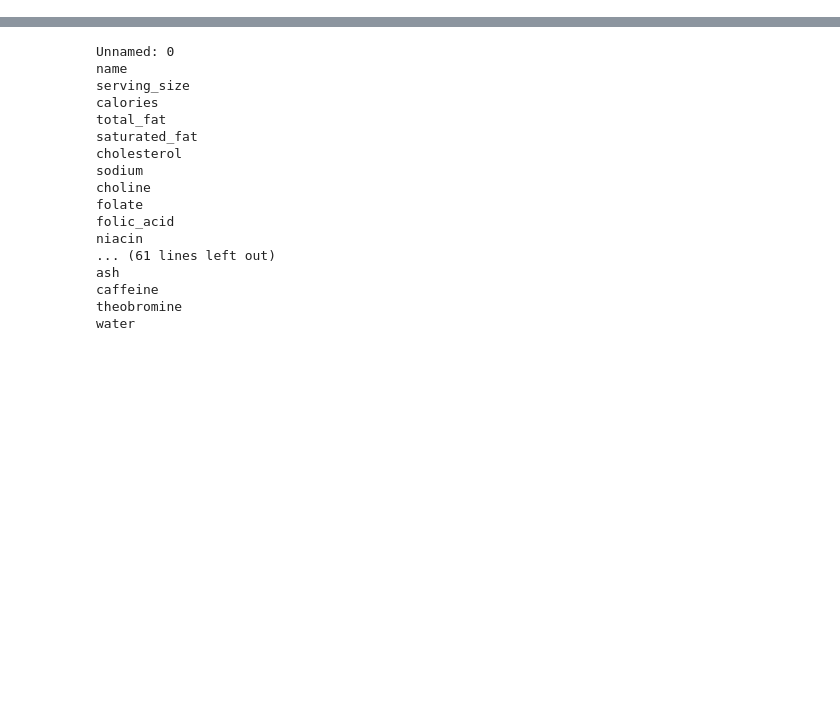
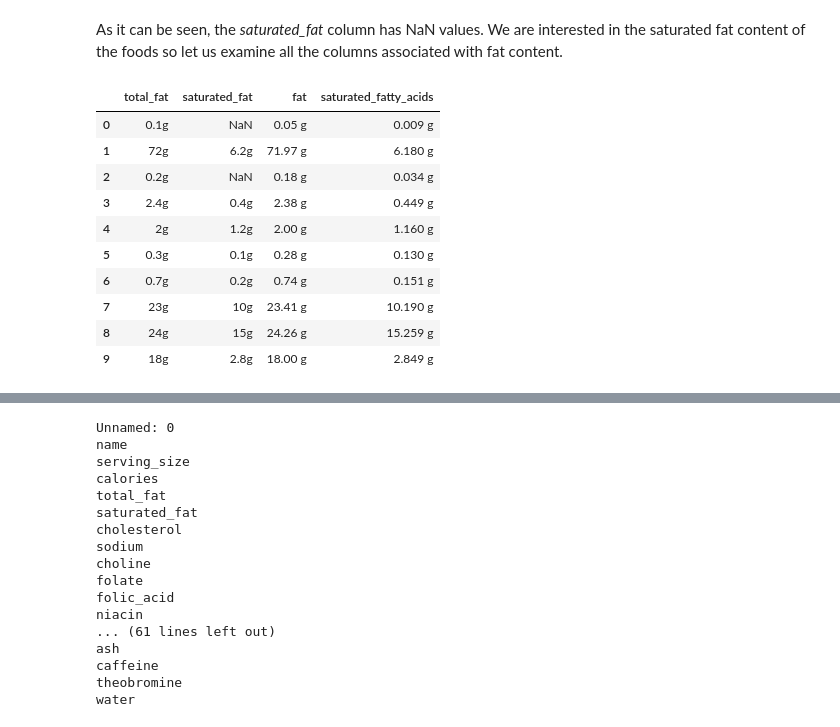
Before and after one commit to zalanfulop/eatclean, a Jupyter notebook: data_cleaning.ipynb, the cells around one changed output, grey strips where cells are left out. Drawn from its saved outputs; the diff is of its cells as text; code cells hidden in the pictures; blank space fills up the shorter version.

```diff
--- a/data_cleaning.ipynb
+++ b/data_cleaning.ipynb
@@ -4,0 +53,16 @@ df = pd.read_excel("nutrition.xlsx")
+# %% [markdown]
+As it can be seen, the *saturated_fat* column has NaN values. We are interested in the saturated fat content of the foods so let us examine all the columns associated with fat content.
+# %%
+df[['total_fat', 'saturated_fat', 'fat', 'saturated_fatty_acids']].head(10)
+# %% [output]
+|  | total_fat | saturated_fat | fat | saturated_fatty_acids |
+| 0 | 0.1g | NaN | 0.05 g | 0.009 g |
+| 1 | 72g | 6.2g | 71.97 g | 6.180 g |
+| 2 | 0.2g | NaN | 0.18 g | 0.034 g |
+| 3 | 2.4g | 0.4g | 2.38 g | 0.449 g |
+| 4 | 2g | 1.2g | 2.00 g | 1.160 g |
+| 5 | 0.3g | 0.1g | 0.28 g | 0.130 g |
+| 6 | 0.7g | 0.2g | 0.74 g | 0.151 g |
+| 7 | 23g | 10g | 23.41 g | 10.190 g |
+| 8 | 24g | 15g | 24.26 g | 15.259 g |
+| 9 | 18g | 2.8g | 18.00 g | 2.849 g |
```
Also changed, not shown: parts of 17 cells of this notebook, 5 other files.
